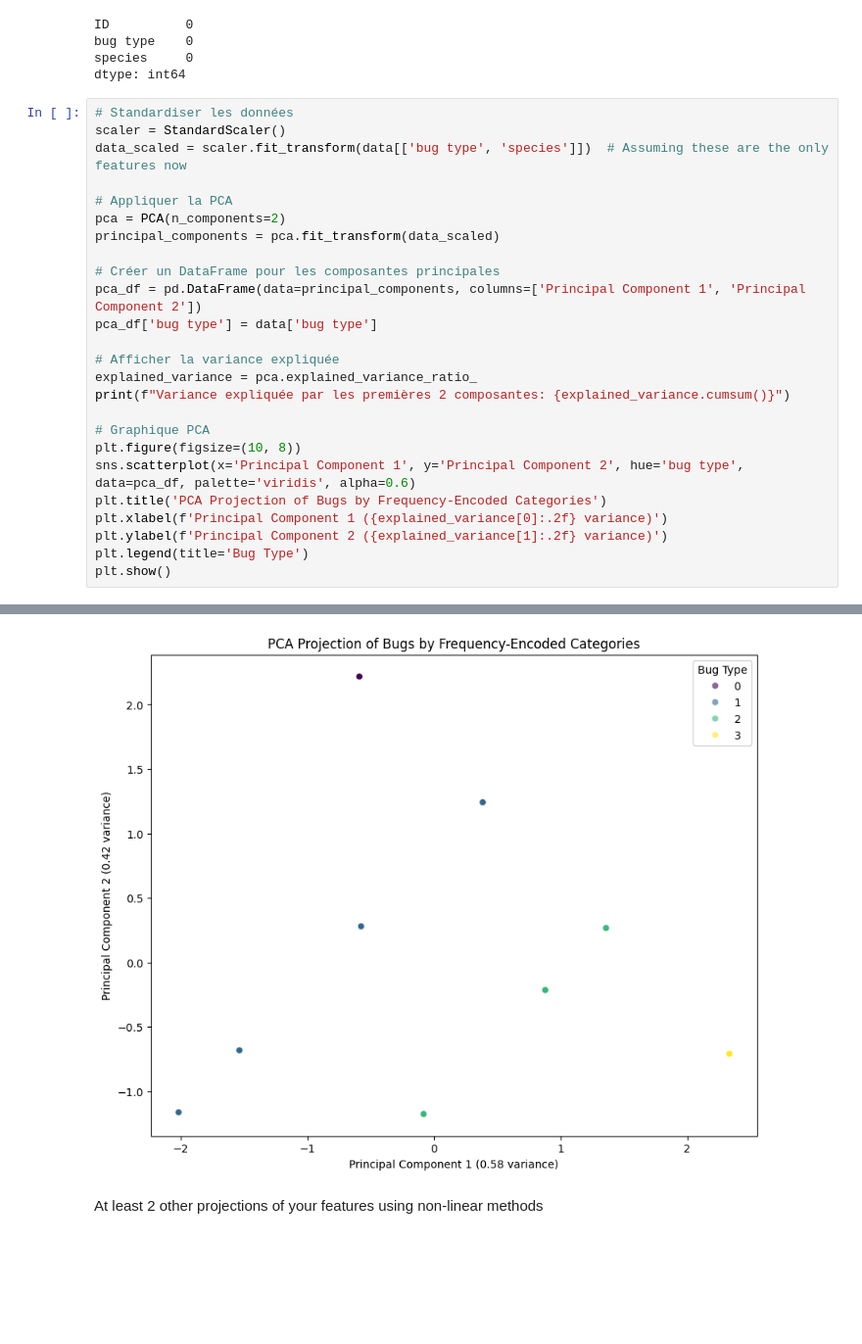
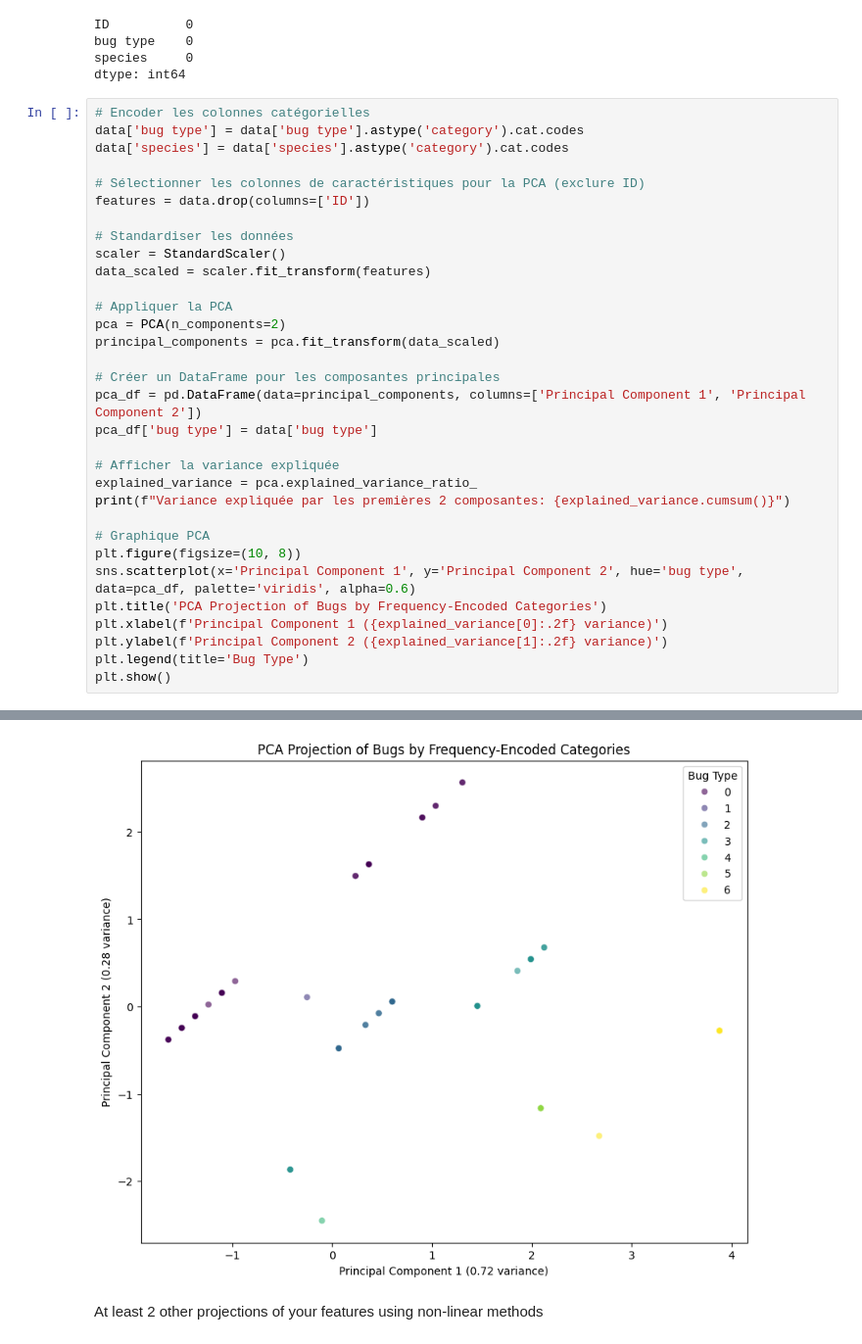
Before and after one commit to julientournier6/dataetia, a Jupyter notebook: data_visualization/visualization2.ipynb, the cells around one changed output, grey strips where cells are left out. Shown: that part at 98% size. Drawn from its saved outputs; the diff is of its cells as text; blank space fills up the shorter version.

```diff
--- a/data_visualization/visualization2.ipynb
+++ b/data_visualization/visualization2.ipynb
@@ -141,9 +141,16 @@ bug type    0
 species     0
 dtype: int64
 # %%
+# Encoder les colonnes catégorielles
+data['bug type'] = data['bug type'].astype('category').cat.codes
+data['species'] = data['species'].astype('category').cat.codes
+
+# Sélectionner les colonnes de caractéristiques pour la PCA (exclure ID)
+features = data.drop(columns=['ID'])
+
 # Standardiser les données
 scaler = StandardScaler()
-data_scaled = scaler.fit_transform(data[['bug type', 'species']])  # Assuming these are the only features now
+data_scaled = scaler.fit_transform(features)
 
 # Appliquer la PCA
 pca = PCA(n_components=2)
@@ -170,4 +177,4 @@ Variance expliquée par les premières 2 composantes: [0.57516063 1.        ]
-[figure, old version]
+[figure, new version]
 # %% [markdown]
 At least 2 other projections of your features using non-linear methods
 # %%
```
Also changed, not shown: parts of 2 cells of this notebook, 2 other files.
